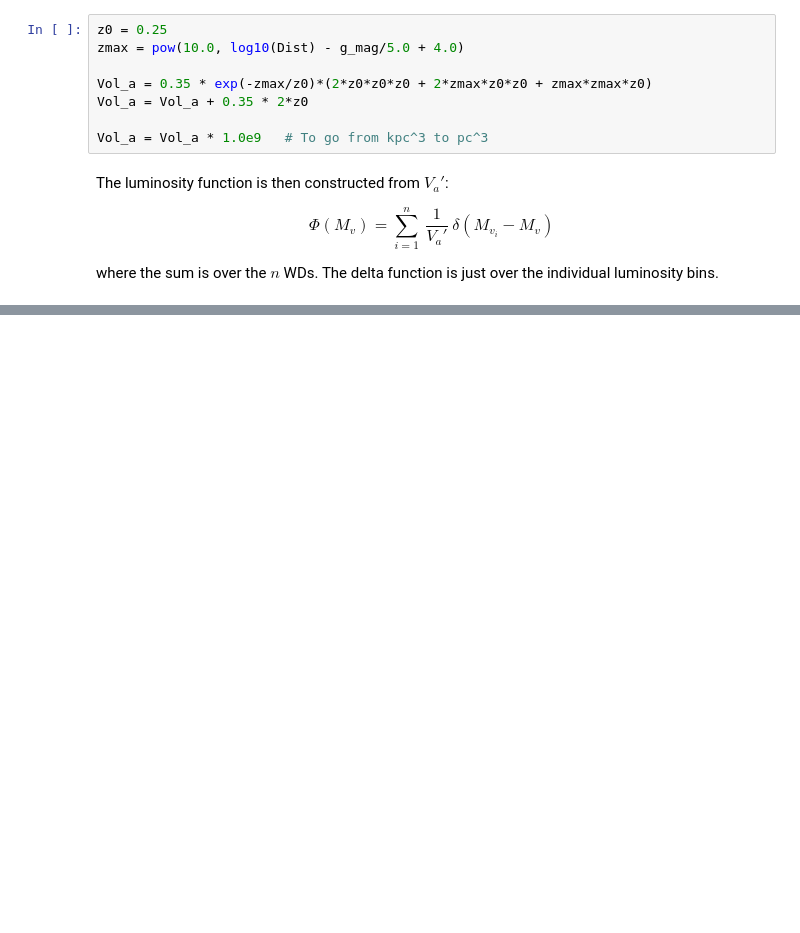
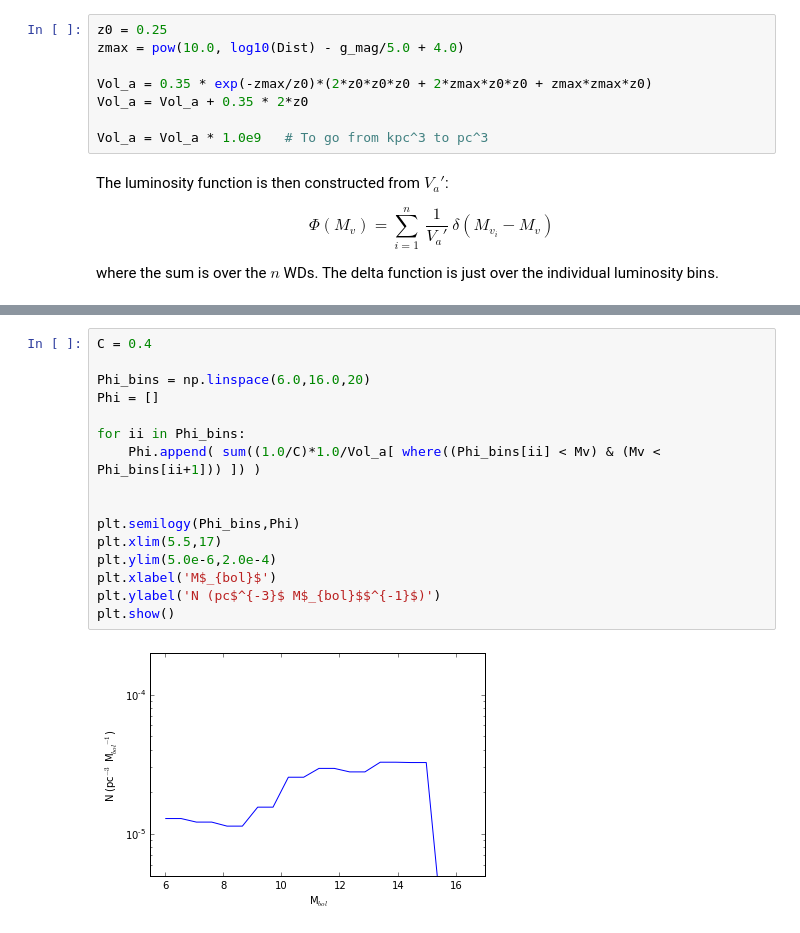
Before and after one commit to astroJeff/WD_lum_func, a Jupyter notebook: notebook/WD_luminosity_func.ipynb, the cells around one changed output, grey strips where cells are left out. Drawn from its saved outputs; the diff is of its cells as text; blank space fills up the shorter version.

```diff
--- a/notebook/WD_luminosity_func.ipynb
+++ b/notebook/WD_luminosity_func.ipynb
@@ -160,0 +178,18 @@ plt.show()
+# %%
+C = 0.4
+
+Phi_bins = np.linspace(6.0,16.0,20)
+Phi = []
+
+for ii in Phi_bins:
+    Phi.append( sum((1.0/C)*1.0/Vol_a[ where((Phi_bins[ii] < Mv) & (Mv < Phi_bins[ii+1])) ]) )
+
+
+plt.semilogy(Phi_bins,Phi)
+plt.xlim(5.5,17)
+plt.ylim(5.0e-6,2.0e-4)
+plt.xlabel('M$_{bol}$')
+plt.ylabel('N (pc$^{-3}$ M$_{bol}$$^{-1}$)')
+plt.show()
+# %% [output]
+[figure, added]
```
Also changed, not shown: parts of 9 cells of this notebook, 1 other file.
